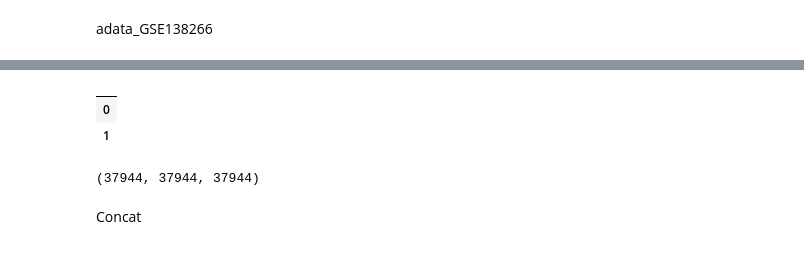
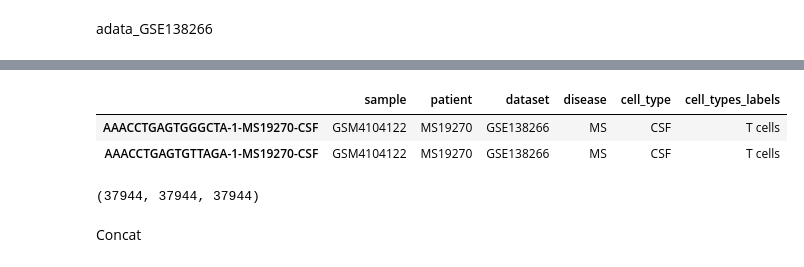
Before and after one commit to multi-omics-integration-for-MS/multi-omics-integration, a Jupyter notebook: 12_transcriptomic_dataset.ipynb, the cells around one changed output, grey strips where cells are left out. Cells and saved outputs as stored; diff of their text form; code cells hidden in the pictures.

```diff
--- a/12_transcriptomic_dataset.ipynb
+++ b/12_transcriptomic_dataset.ipynb
@@ -180,0 +189,5 @@ AnnData object with n_obs × n_vars = 110565 × 36601
+# %%
+adata_GSE138266.var.index = adata_GSE138266.var['gene_ids'].values
+adata_GSE138266.var['gene_ids'] = adata_GSE138266.var['gene_symbols']
+adata_GSE138266.var.drop(columns=['gene_symbols'], inplace=True)
+adata_GSE138266.var['feature_types'] = 'Gene Expression'
@@ -253,14 +316,17 @@ import scipy.sparse as sp
 # %%
 new_genes_13 = adata_GSE239626.var['gene_ids'][~adata_GSE239626.var['gene_ids'
-    ].isin(adata_GSE138266.var['gene_symbols'])]
+    ].isin(adata_GSE138266.var['gene_ids'])]
 
 a = sc.AnnData(sp.csr_matrix((adata_GSE138266.X.shape[0], len(new_genes_13))))
 
-a.var.index = new_genes_13
+a.var.index = new_genes_13.index
+a.var['gene_ids'] = new_genes_13
+a.var['feature_types'] = 'Gene Expression'
+
 a.obs.index = adata_GSE138266.obs.index
-a.obs.sample = adata_GSE138266.obs.sample
+a.obs = adata_GSE138266.obs
 
-adata_GSE138266_final = anndata.concat([adata_GSE138266, a], axis=1)
+adata_GSE138266_final = anndata.concat([adata_GSE138266, a], axis=1, merge='first')
 adata_GSE138266_final
 # %% [output]
 AnnData object with n_obs × n_vars = 68038 × 37944
@@ -267,9 +351,9 @@ AnnData object with n_obs × n_vars = 68038 × 37944
 # %%
-adata_GSE138266_final.var.head(2)
+adata_GSE138266_final.obs.head(2)
 # %% [output]
-|  |
-| 0 |
-| 1 |
+|  | sample | patient | dataset | disease | cell_type | cell_types_labels |
+| AAACCTGAGTGGGCTA-1-MS19270-CSF | GSM4104122 | MS19270 | GSE138266 | MS | CSF | T cells |
+| AAACCTGAGTGTTAGA-1-MS19270-CSF | GSM4104122 | MS19270 | GSE138266 | MS | CSF | T cells |
 # %%
 adata_GSE239626_final.n_vars, adata_GSE194078_final.n_vars, adata_GSE138266_final.n_vars
 # %% [output]
```
Also changed, not shown: parts of 31 cells of this notebook, 4 other files.
